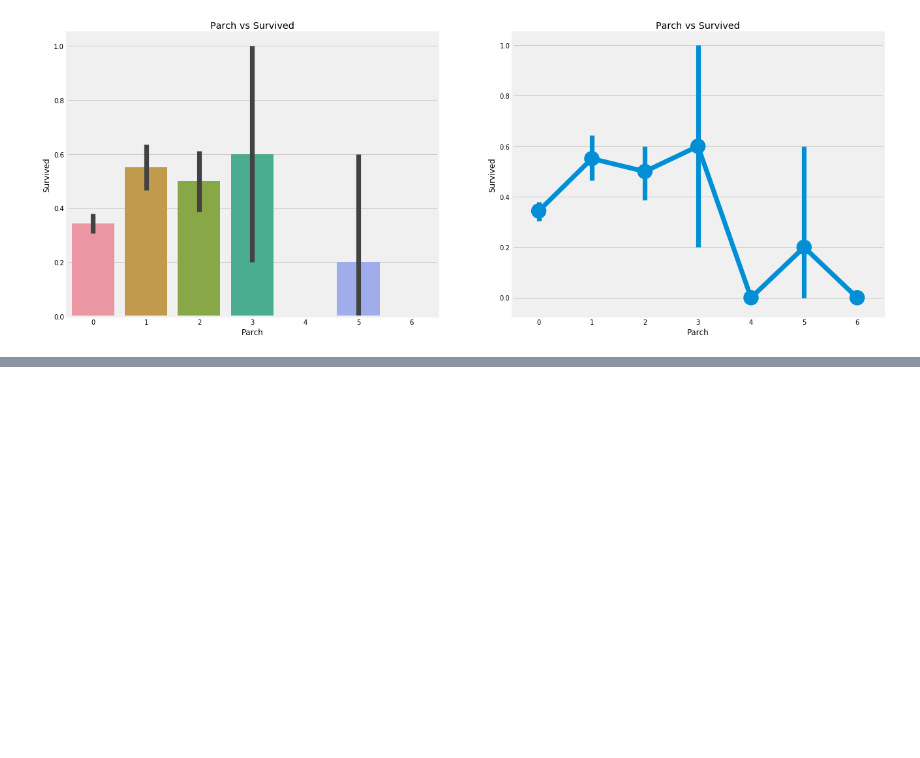
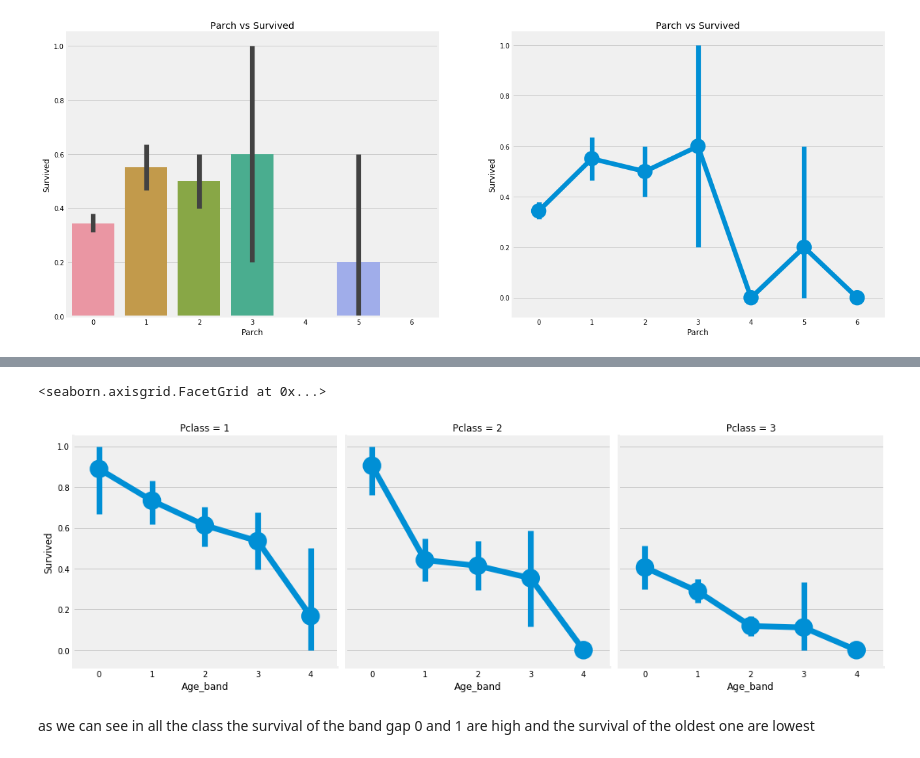
Before and after one commit to Ramitphi/kaggle-titanic-survived-analysis, a Jupyter notebook: titanic_cont.ipynb, the cells around one changed output, grey strips where cells are left out. Saved outputs shown, nothing was run; the diff lists cells and outputs as text; code cells hidden in the pictures; blank space fills up the shorter version.

```diff
--- a/titanic_cont.ipynb
+++ b/titanic_cont.ipynb
@@ -197,0 +249,8 @@ plt.show()
+# %%
+df['Age_band']=0
+df.loc[df['Age']<=16,'Age_band']=0
+df.loc[(df['Age']>16)&(df['Age']<=32),'Age_band']=1
+df.loc[(df['Age']>32)&(df['Age']<=48),'Age_band']=2
+df.loc[(df['Age']>48)&(df['Age']<=64),'Age_band']=3
+df.loc[df['Age']>64,'Age_band']=4
+df.head(2)
@@ -197,0 +280,8 @@ plt.show()
+# %%
+sns.factorplot('Age_band','Survived',data=df,col='Pclass')
+# %% [output]
+<seaborn.axisgrid.FacetGrid at 0x...>
+[figure, added]
+# %% [markdown]
+as we can see in all the class the survival of the band gap 0 and 1 are high
+and the survival of the oldest one are lowest
```
Also changed, not shown: parts of 16 cells of this notebook.
